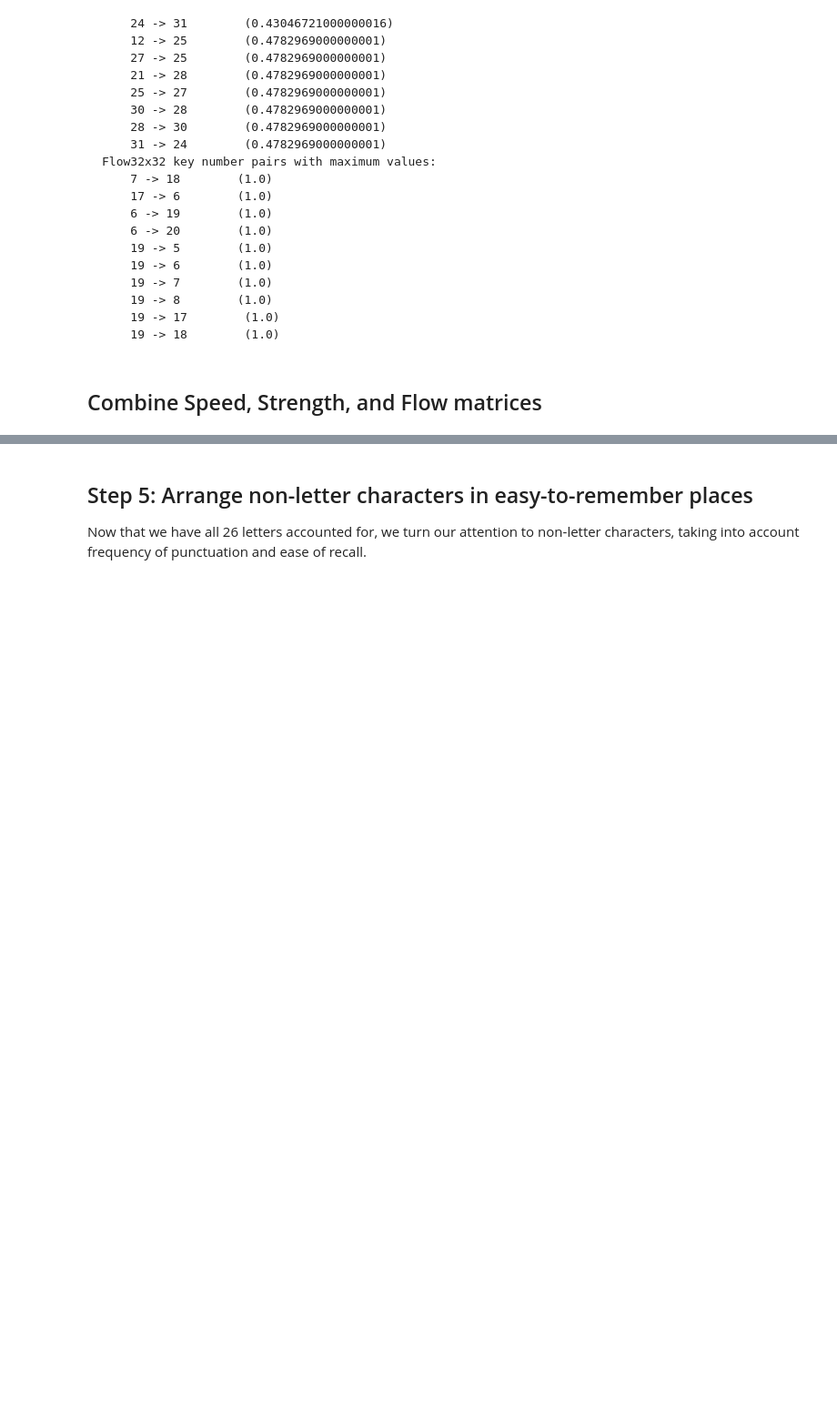
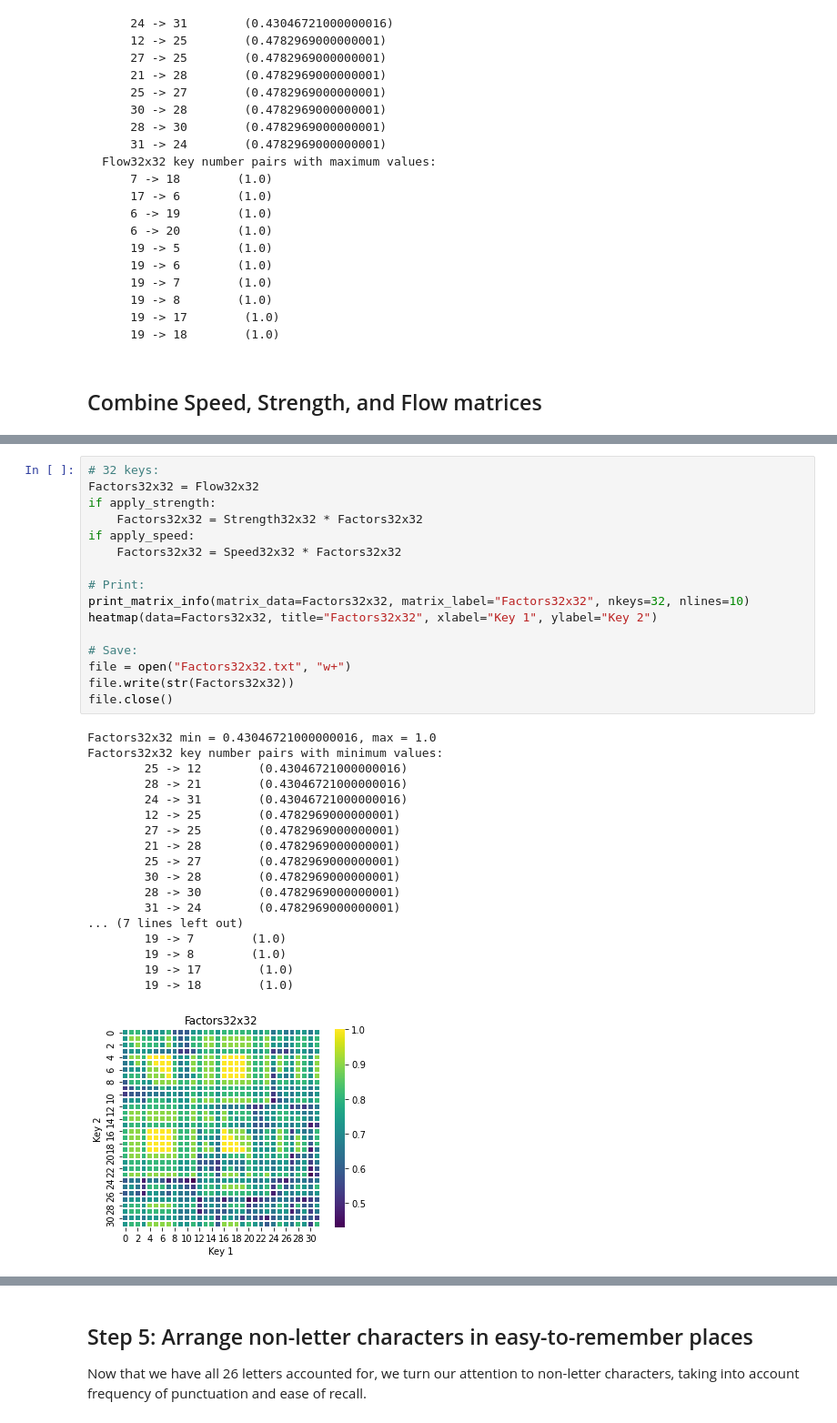
Before and after one commit to binarybottle/engram, a Jupyter notebook: engram_layout_v1.3.ipynb, the cells around one changed output, grey strips where cells are left out. Shown at 91% size. Drawn from its saved outputs; the diff is of its cells as text; blank space fills up the shorter version.

```diff
--- a/engram_layout_v1.3.ipynb
+++ b/engram_layout_v1.3.ipynb
@@ -4310,0 +2114,35 @@ G K J U    D V W M
+# %%
+# 32 keys:
+Factors32x32 = Flow32x32
+if apply_strength:
+    Factors32x32 = Strength32x32 * Factors32x32
+if apply_speed:
+    Factors32x32 = Speed32x32 * Factors32x32
+
+# Print:
+print_matrix_info(matrix_data=Factors32x32, matrix_label="Factors32x32", nkeys=32, nlines=10)
+heatmap(data=Factors32x32, title="Factors32x32", xlabel="Key 1", ylabel="Key 2")
+
+# Save:
+file = open("Factors32x32.txt", "w+")
+file.write(str(Factors32x32))
+file.close()
+# %% [output]
+Factors32x32 min = 0.43046721000000016, max = 1.0
+Factors32x32 key number pairs with minimum values:
+        25 -> 12        (0.43046721000000016)
+        28 -> 21        (0.43046721000000016)
+        24 -> 31        (0.43046721000000016)
+        12 -> 25        (0.4782969000000001)
+        27 -> 25        (0.4782969000000001)
+        21 -> 28        (0.4782969000000001)
+        25 -> 27        (0.4782969000000001)
+        30 -> 28        (0.4782969000000001)
+        28 -> 30        (0.4782969000000001)
+        31 -> 24        (0.4782969000000001)
+... (7 lines left out)
+        19 -> 7        (1.0)
+        19 -> 8        (1.0)
+        19 -> 17        (1.0)
+        19 -> 18        (1.0)
+[figure, added]
```
Also changed, not shown: parts of 93 cells of this notebook.
